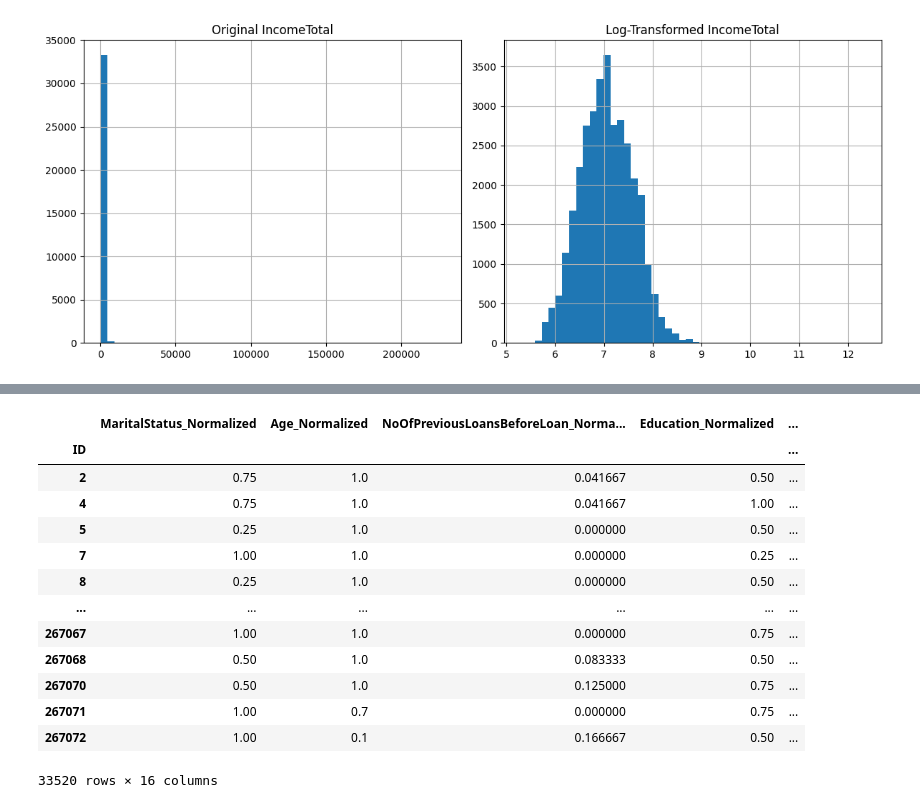
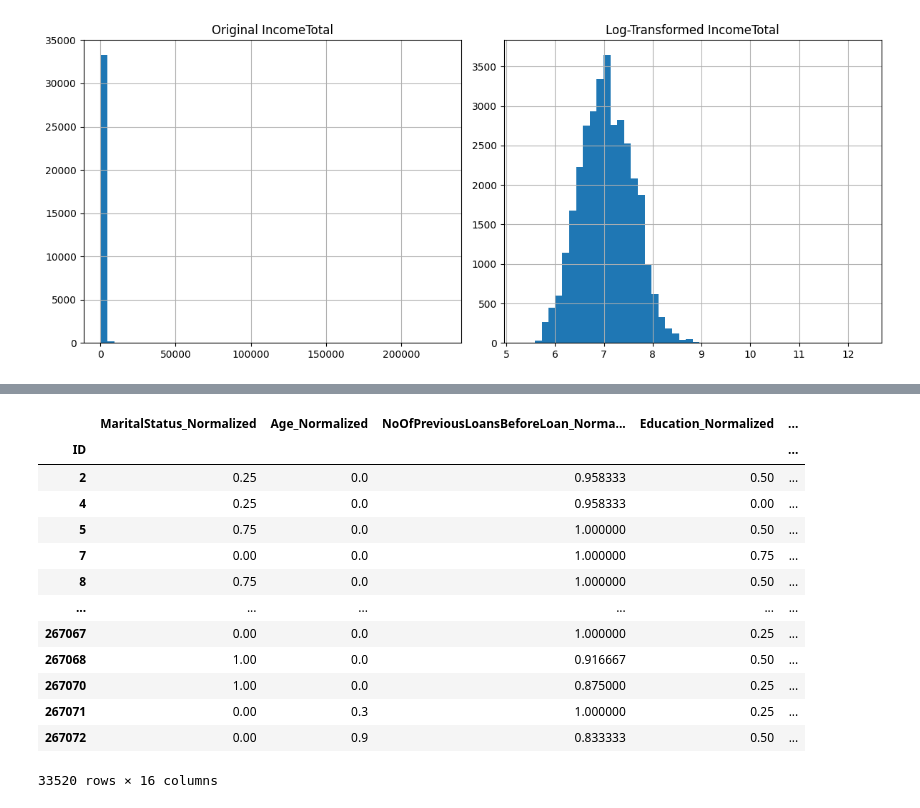
Before and after one commit to erikaminarikova/REFRESH, a Jupyter notebook: loan_data_analysis.ipynb, the cells around one changed output, grey strips where cells are left out. Cells and saved outputs as stored; diff of their text form; code cells hidden in the pictures.

```diff
--- a/loan_data_analysis.ipynb
+++ b/loan_data_analysis.ipynb
@@ -238,17 +241,19 @@ ID
 # %%
+#decreasing
 # Step 1: Map categories to a numeric scale
 experience_mapping = {
-    'LessThan2Years': 0,
-    '2To5Years': 1,
-    '5To10Years': 2,
+    'LessThan2Years': 6,
+    '2To5Years': 5,
+    '5To10Years': 4,
     '10To15Years': 3,
-    '15To25Years': 4,
-    'MoreThan25Years': 5
+    '15To25Years': 2,
+    'MoreThan25Years': 1
 }
 
 # Step 2: Normalize the values to range [0, 1]
-max_value = max(experience_mapping.values())
-normalized_mapping = {k: v / max_value for k, v in experience_mapping.items()}
+max_val = max(experience_mapping.values())
+min_val = min(experience_mapping.values())
+normalized_mapping = {k: round((v - min_val) / (max_val - min_val), 3) for k, v in experience_mapping.items()}
 
 # Step 3: Apply mapping
 data['WorkExperience_Normalized'] = data['WorkExperience'].map(normalized_mapping)
@@ -300,7 +305,7 @@ max_val = 6
 
 # Step 2: Normalize
 normalized_risk_score = {
-    k: round((max_val - v) / (max_val - min_val), 3) for k, v in use_of_loan_risk_score.items()
+    k: round((v - min_val) / (max_val - min_val), 3) for k, v in use_of_loan_risk_score.items()
 }
 
 # Step 3: Apply mapping
@@ -353,14 +358,27 @@ plt.tight_layout()
 plt.show()
 # %% [output]
 [figure]
+# %%
+import pandas as pd
+
+# decreasing
+columns_to_keep = [
+    'IncomeTotal_Log', 'FreeCash',
+    'NoOfPreviousLoansBeforeLoan'
+]
+
+# Normalize each column and add a new "_Normalized" version
+for col in columns_to_keep:
+    min_val = data[col].min()
+    max_val = data[col].max()
+    data[f"{col}_Normalized"] = 1- ((data[col] - min_val) / (max_val - min_val))
 # %%
 import pandas as pd
 
-# Assuming df is your DataFrame
+# increasing
 columns_to_keep = [
-    'IncomeTotal', 'DebtToIncome', 'FreeCash', 'ExistingLiabilities',
-    'AppliedAmount', 'Interest', 'LoanDuration',
-    'NoOfPreviousLoansBeforeLoan', 'ProbabilityOfDefault', 'ExpectedLoss'
+    'DebtToIncome', 'ExistingLiabilities',
+    'AppliedAmount', 'Interest', 'LoanDuration', 'ProbabilityOfDefault', 'ExpectedLoss'
 ]
 
 # Normalize each column and add a new "_Normalized" version
@@ -406,21 +424,21 @@ df_normalized
 33520 rows × 16 columns
 # %%
-data_reordered = df_normalized.iloc[:,[2,0,13,1,4,5,9,3,12,10,11,6,8,7,14,15]]
+data_reordered = df_normalized.iloc[:,[2,0,8,1,4,5,10,3,13,11,12,6,7,9,14,15]]
 data_reordered
 # %% [output]
 |  | MaritalStatus_Normalized | Age_Normalized | NoOfPreviousLoansBeforeLoan_Norma... | Education_Normalized | ... |
 | ID |  |  |  |  | ... |
-| 2 | 0.75 | 1.0 | 0.041667 | 0.50 | ... |
-| 4 | 0.75 | 1.0 | 0.041667 | 1.00 | ... |
-| 5 | 0.25 | 1.0 | 0.000000 | 0.50 | ... |
-| 7 | 1.00 | 1.0 | 0.000000 | 0.25 | ... |
-| 8 | 0.25 | 1.0 | 0.000000 | 0.50 | ... |
+| 2 | 0.25 | 0.0 | 0.958333 | 0.50 | ... |
+| 4 | 0.25 | 0.0 | 0.958333 | 0.00 | ... |
+| 5 | 0.75 | 0.0 | 1.000000 | 0.50 | ... |
+| 7 | 0.00 | 0.0 | 1.000000 | 0.75 | ... |
+| 8 | 0.75 | 0.0 | 1.000000 | 0.50 | ... |
 | ... | ... | ... | ... | ... | ... |
-| 267067 | 1.00 | 1.0 | 0.000000 | 0.75 | ... |
-| 267068 | 0.50 | 1.0 | 0.083333 | 0.50 | ... |
-| 267070 | 0.50 | 1.0 | 0.125000 | 0.75 | ... |
-| 267071 | 1.00 | 0.7 | 0.000000 | 0.75 | ... |
-| 267072 | 1.00 | 0.1 | 0.166667 | 0.50 | ... |
+| 267067 | 0.00 | 0.0 | 1.000000 | 0.25 | ... |
+| 267068 | 1.00 | 0.0 | 0.916667 | 0.50 | ... |
+| 267070 | 1.00 | 0.0 | 0.875000 | 0.25 | ... |
+| 267071 | 0.00 | 0.3 | 1.000000 | 0.25 | ... |
+| 267072 | 0.00 | 0.9 | 0.833333 | 0.50 | ... |
 33520 rows × 16 columns
 # %%
 df_normalized1 = data_reordered.drop(columns=['ProbabilityOfDefault_Normalized', 'ExpectedLoss_Normalized'])
```
Also changed, not shown: parts of 15 cells of this notebook.
